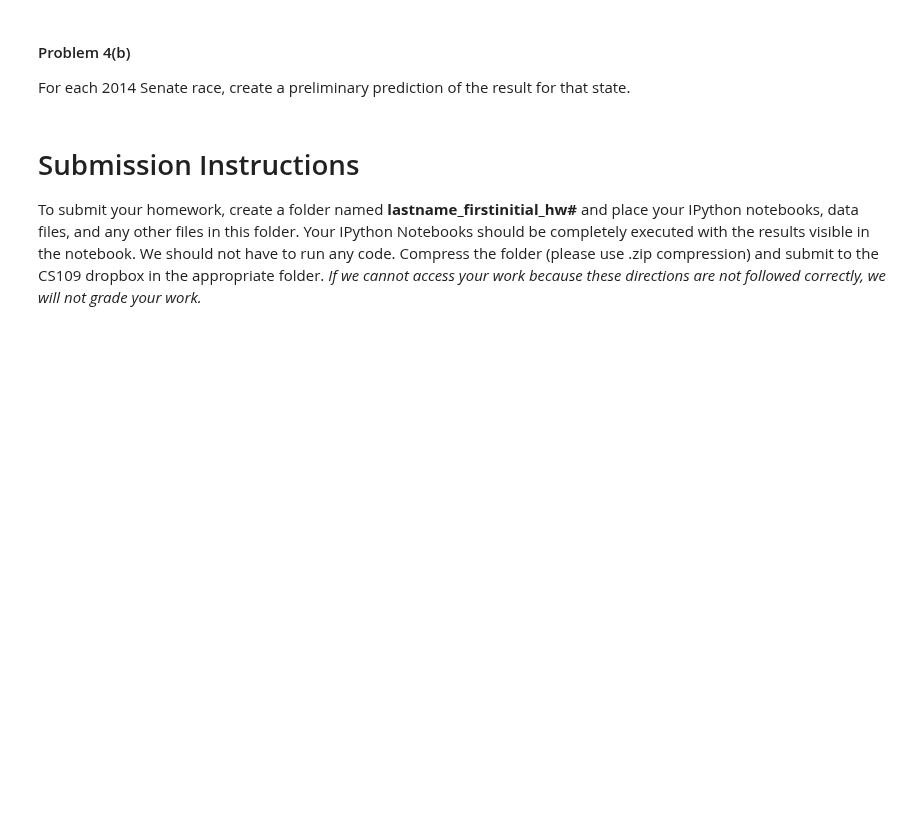
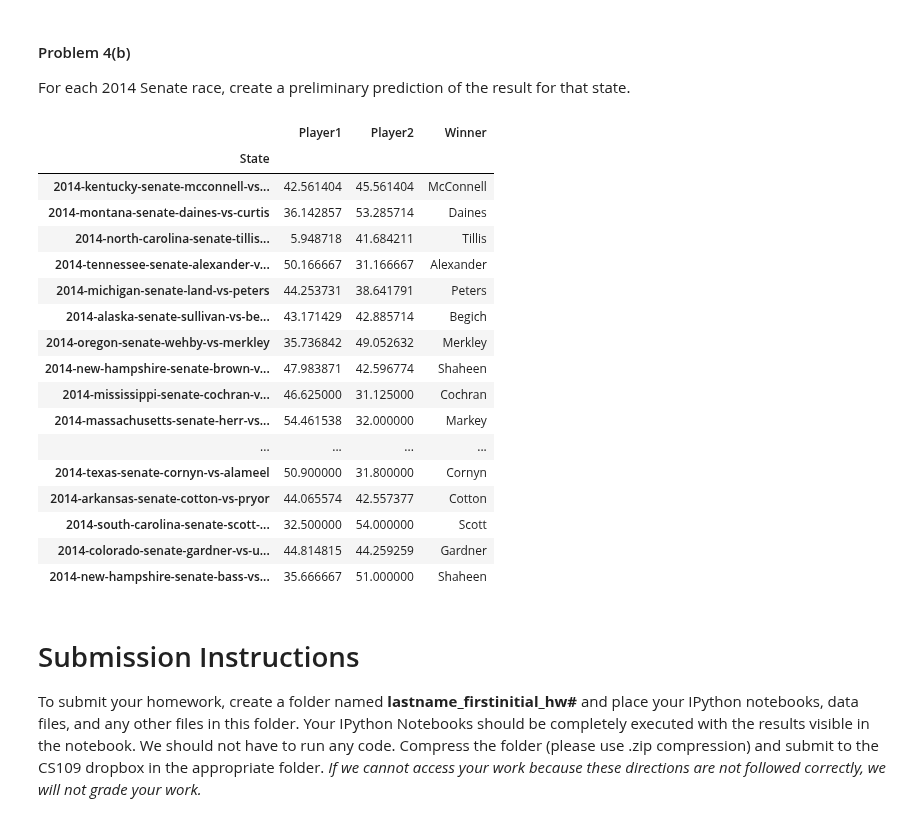
Before and after one commit to Theerit/2014, a Jupyter notebook: homework/HW2.ipynb, the cells around one changed output. Saved outputs shown, nothing was run; the diff lists cells and outputs as text; code cells hidden in the pictures; blank space fills up the shorter version.

```diff
--- a/homework/HW2.ipynb
+++ b/homework/HW2.ipynb
@@ -610,3 +612,43 @@ For each 2014 Senate race, create a preliminary prediction of the result for tha
+# %%
+#your code here
+#result_state = pd.DataFrame()
+#result_state.columns = ['State','Player1','Player2']
+state = []
+player1 = []
+player2 = []
+winner = []
+for data in dfs.keys():
+    state.append(data)
+    p1 = dfs[data][dfs[data].columns[7]].dropna().mean()
+    player1.append(p1)
+    p2 = dfs[data][dfs[data].columns[8]].dropna().mean()
+    player2.append(p2)
+    if p1 > p2:
+        winner.append(dfs[data].columns[7])
+    else:
+        winner.append(dfs[data].columns[8])
+result_state = pd.DataFrame.from_dict({'State': state,'Player1' : player1,'Player2' : player2,'Winner':winner})
+result_state = result_state.set_index('State')
+result_state
+# %% [output]
+|  | Player1 | Player2 | Winner |
+| State |  |  |  |
+| 2014-kentucky-senate-mcconnell-vs... | 42.561404 | 45.561404 | McConnell |
+| 2014-montana-senate-daines-vs-curtis | 36.142857 | 53.285714 | Daines |
+| 2014-north-carolina-senate-tillis... | 5.948718 | 41.684211 | Tillis |
+| 2014-tennessee-senate-alexander-v... | 50.166667 | 31.166667 | Alexander |
+| 2014-michigan-senate-land-vs-peters | 44.253731 | 38.641791 | Peters |
+| 2014-alaska-senate-sullivan-vs-be... | 43.171429 | 42.885714 | Begich |
+| 2014-oregon-senate-wehby-vs-merkley | 35.736842 | 49.052632 | Merkley |
+| 2014-new-hampshire-senate-brown-v... | 47.983871 | 42.596774 | Shaheen |
+| 2014-mississippi-senate-cochran-v... | 46.625000 | 31.125000 | Cochran |
+| 2014-massachusetts-senate-herr-vs... | 54.461538 | 32.000000 | Markey |
+| ... | ... | ... | ... |
+| 2014-texas-senate-cornyn-vs-alameel | 50.900000 | 31.800000 | Cornyn |
+| 2014-arkansas-senate-cotton-vs-pryor | 44.065574 | 42.557377 | Cotton |
+| 2014-south-carolina-senate-scott-... | 32.500000 | 54.000000 | Scott |
+| 2014-colorado-senate-gardner-vs-u... | 44.814815 | 44.259259 | Gardner |
+| 2014-new-hampshire-senate-bass-vs... | 35.666667 | 51.000000 | Shaheen |
 # %% [markdown]
 # Submission Instructions
 
```
Also changed, not shown: parts of 14 cells of this notebook.
